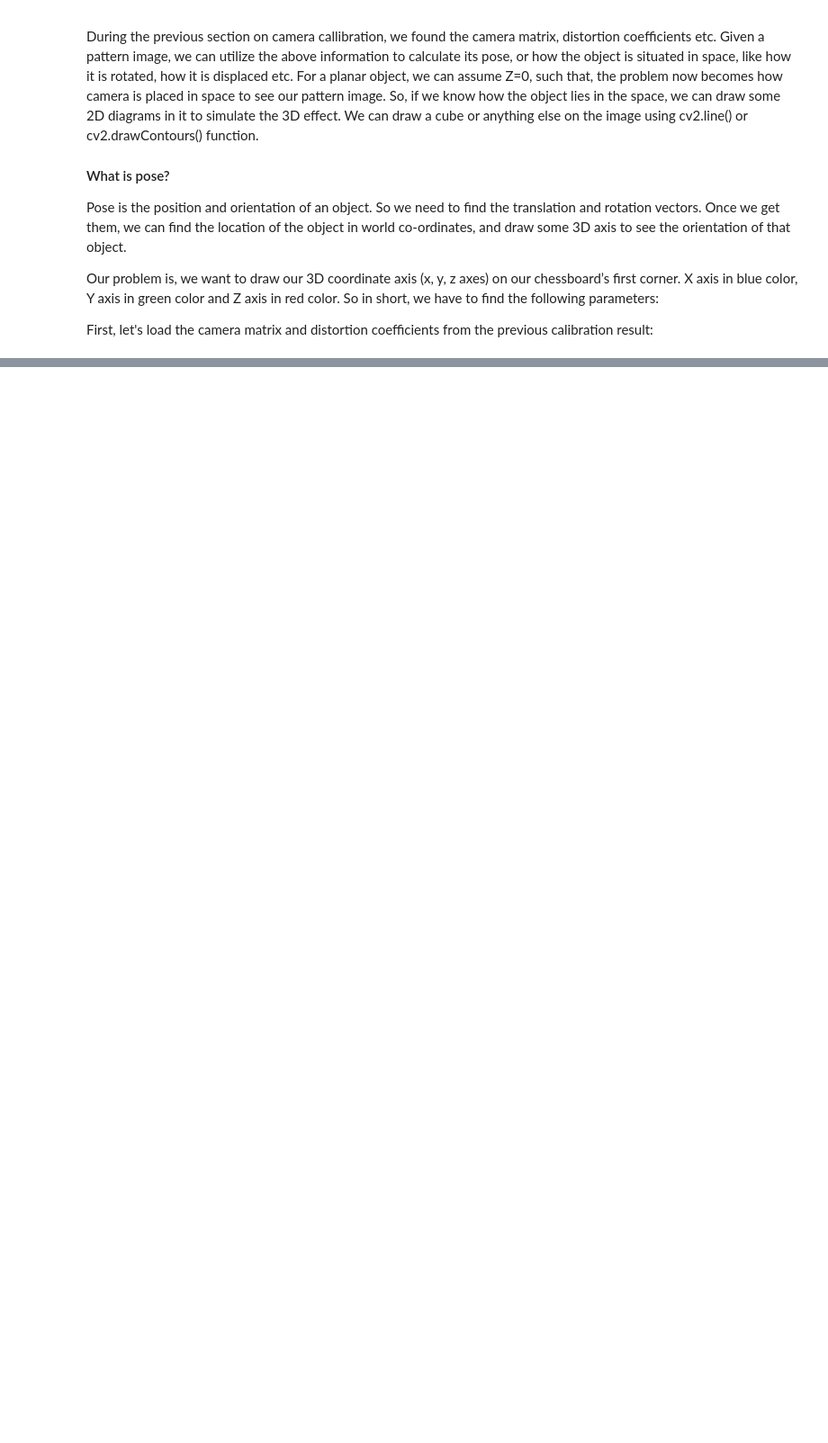
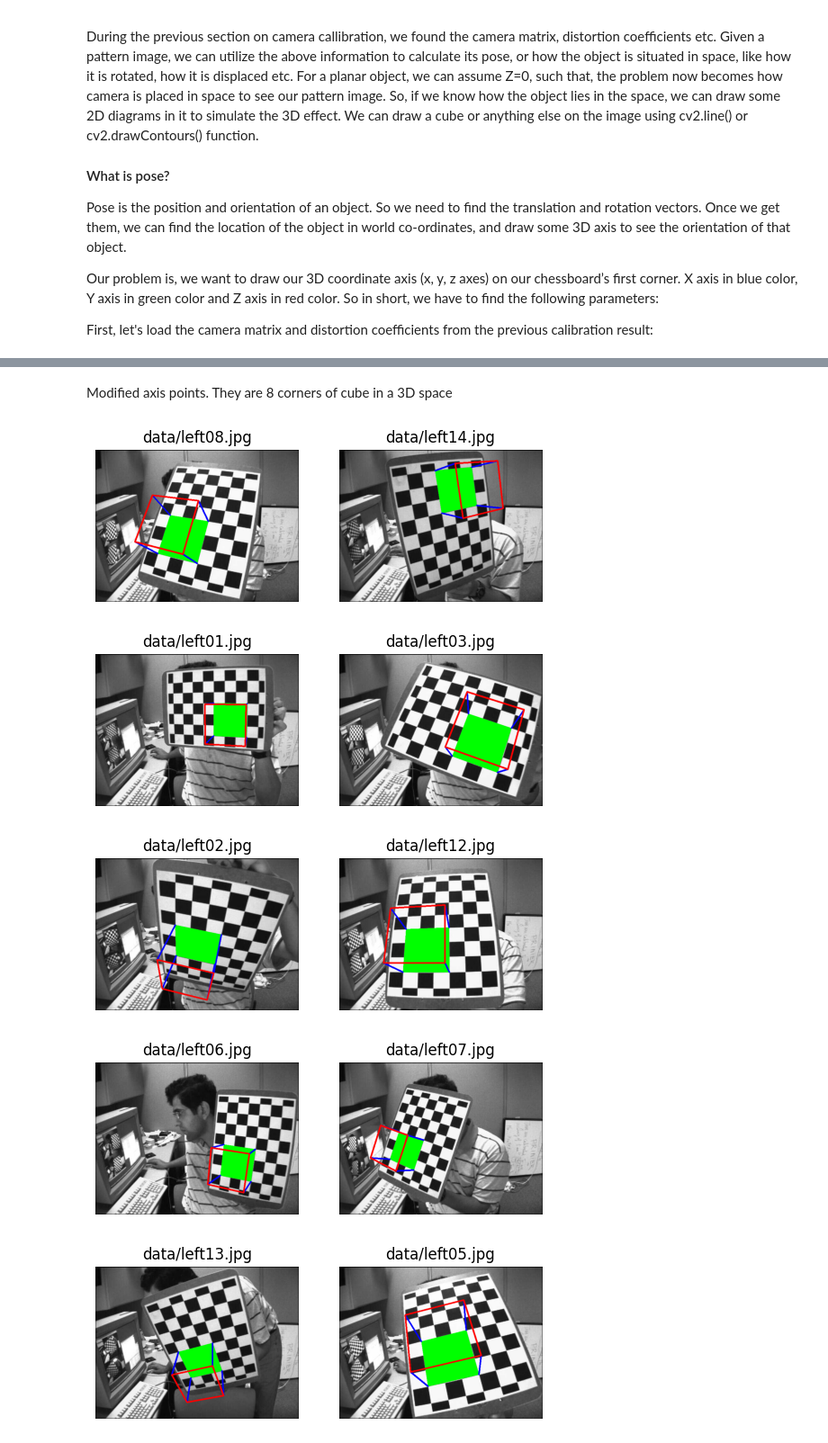
Before and after one commit to AlrIsmail/robotics_fundamentals, a Jupyter notebook: opencv_camera_calibration_3d_reconstruction.ipynb, the cells around one changed output, grey strips where cells are left out. Shown at 90% size. Cells and saved outputs as stored; diff of their text form; code cells hidden in the pictures; blank space fills up the shorter version.

Commit message:
doc : opencv render axis and cubes pose estimation

```diff
--- a/opencv_camera_calibration_3d_reconstruction.ipynb
+++ b/opencv_camera_calibration_3d_reconstruction.ipynb
@@ -153,8 +153,8 @@ So now we have our object points and image points we are ready to go for calibra
 # %%
 ret, mtx, dist, rvecs, tvecs = cv.calibrateCamera(objpoints, imgpoints, gray.shape[::-1],None,None)
 
-# Save the camera matrix and distortion coefficients in data/B.npz
-np.savez('data/B.npz', mtx=mtx, dist=dist, rvecs=rvecs, tvecs=tvecs)
+# Save the camera matrix and distortion coefficients for future use
+data_pos = {'camera_matrix': mtx, 'dist_coeff': dist, 'rvecs': rvecs, 'tvecs': tvecs}
 # %% [markdown]
 #### Undistortion
 
@@ -310,0 +379,59 @@ with np.load('B.npz') as X:
+# %%
+def draw(img, corners, imgpts):
+    imgpts = np.int32(imgpts).reshape(-1,2)
+
+    # draw ground floor in green
+    img = cv.drawContours(img, [imgpts[:4]],-1,(0,255,0),-3)
+
+    # draw pillars in blue color
+    for i,j in zip(range(4),range(4,8)):
+        img = cv.line(img, tuple(imgpts[i]), tuple(imgpts[j]),(255),3)
+
+    # draw top layer in red color
+    img = cv.drawContours(img, [imgpts[4:]],-1,(0,0,255),3)
+
+    return img
+# %% [markdown]
+Modified axis points. They are 8 corners of cube in a 3D space
+# %%
+axis = np.float32([[0,0,0], [0,3,0], [3,3,0], [3,0,0],
+                   [0,0,-3],[0,3,-3],[3,3,-3],[3,0,-3] ])
+
+subplots = [1, 2, 1]
+
+for fname in glob.glob('data/left*.jpg'):
+    img = cv.imread(fname)
+    gray = cv.cvtColor(img,cv.COLOR_BGR2GRAY)
+    ret, corners = cv.findChessboardCorners(gray, (7,6),None)
+    if ret == True:
+        corners2 = cv.cornerSubPix(gray,corners,(11,11),(-1,-1),criteria)
+        # Find the rotation and translation vectors.
+        ret, rcvecs, tvecs = cv.solvePnP(objp, corners2, data_pos['camera_matrix'], data_pos['dist_coeff'])
+        # project 3D points to image plane
+        imgpts, jac = cv.projectPoints(axis, rcvecs, tvecs, data_pos['camera_matrix'], data_pos['dist_coeff'])
+
+        img = draw(img,corners2,imgpts)
+
+        plt.subplot(subplots[0], subplots[1], subplots[2])
+        plt.imshow(cv.cvtColor(img, cv.COLOR_BGR2RGB))
+        plt.title(fname)
+        plt.axis('off')
+        subplots[2] += 1
+        if subplots[2] == 3:
+            subplots[2] = 1
+            subplots[1] += 1
+        if subplots[1] == 3:
+            subplots[1] = 2
+            subplots[0] += 1
+        if subplots[0] == 2:
+            subplots[0] = 1
+            plt.show()
+            subplots = [1, 2, 1]
+
+plt.show()
+# %% [output]
+[figure, added]
+[figure, added]
+[figure, added]
+[figure, added]
+[figure, added]
```
Also changed, not shown: parts of 12 cells of this notebook.
